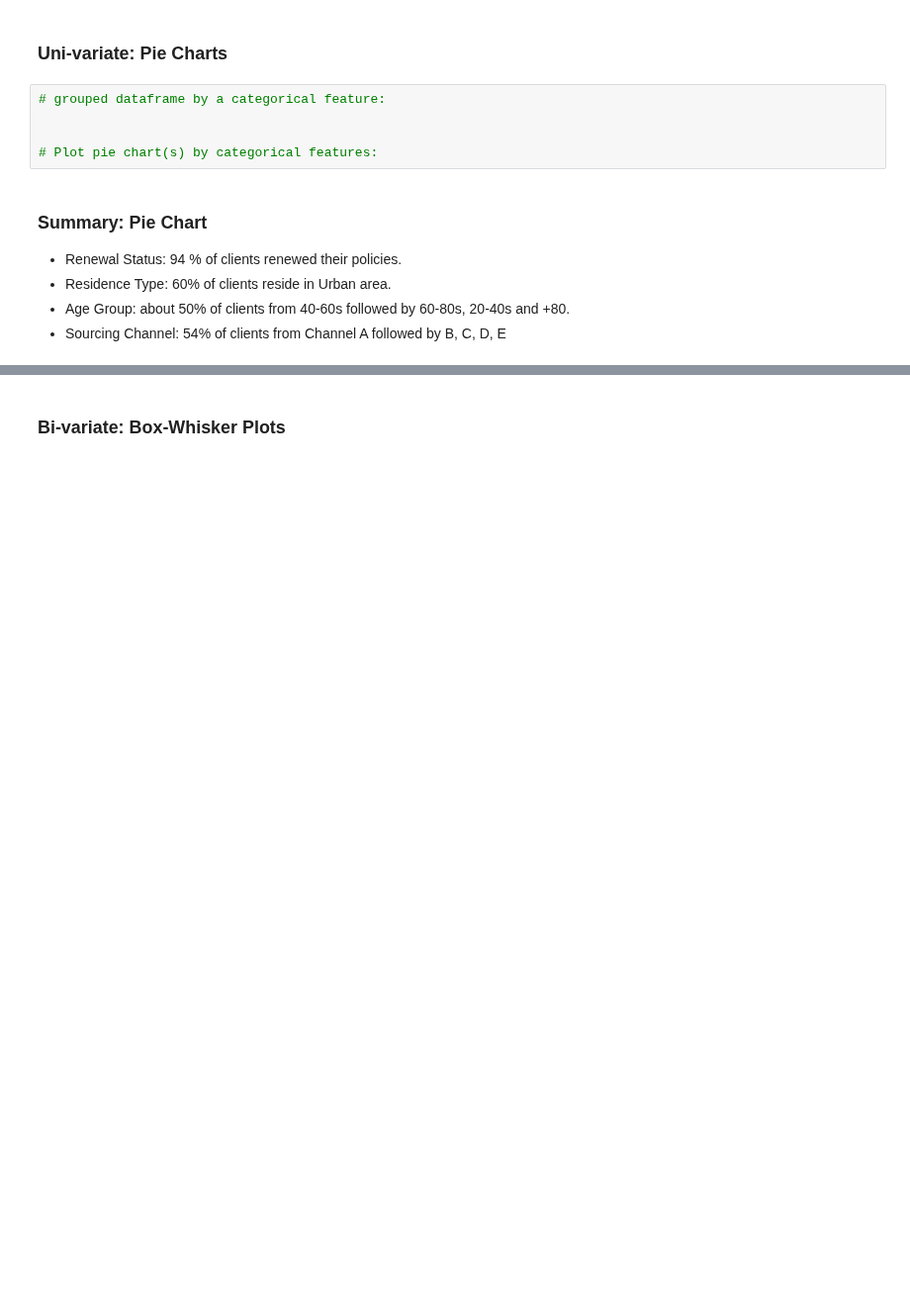
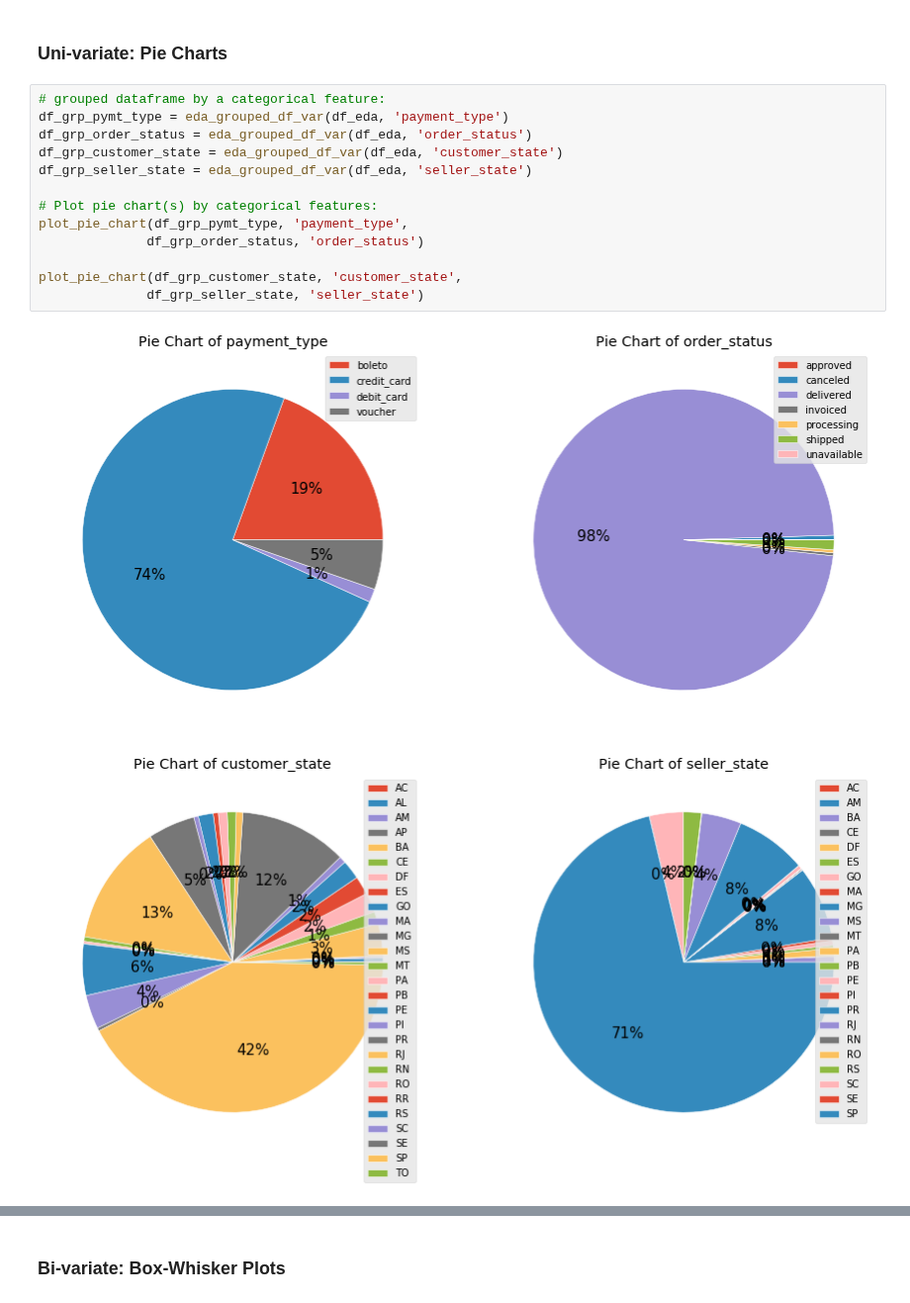
Before and after one commit to yoots88/portfolio, a Jupyter notebook: p6_olist_e_commerce/olist_pred_eda.ipynb, the cells around one changed output, grey strips where cells are left out. Shown at 99% size. Cells and saved outputs as stored; diff of their text form; blank space fills up the shorter version.

```diff
--- a/p6_olist_e_commerce/olist_pred_eda.ipynb
+++ b/p6_olist_e_commerce/olist_pred_eda.ipynb
@@ -408,12 +651,17 @@ Comparison between non-renewed vs. renewed client groups:
 ### Uni-variate: Pie Charts ###
 # %%
 # grouped dataframe by a categorical feature:
-
+df_grp_pymt_type = eda_grouped_df_var(df_eda, 'payment_type')
+df_grp_order_status = eda_grouped_df_var(df_eda, 'order_status')
+df_grp_customer_state = eda_grouped_df_var(df_eda, 'customer_state')
+df_grp_seller_state = eda_grouped_df_var(df_eda, 'seller_state')
 
 # Plot pie chart(s) by categorical features:
+plot_pie_chart(df_grp_pymt_type, 'payment_type',
+              df_grp_order_status, 'order_status')
+
+plot_pie_chart(df_grp_customer_state, 'customer_state',
+              df_grp_seller_state, 'seller_state')
+# %% [output]
+[figure, added]
+[figure, added]
-# %% [markdown]
-### Summary: Pie Chart ###
-* Renewal Status: 94 % of clients renewed their policies.
-* Residence Type: 60% of clients reside in Urban area.
-* Age Group: about 50% of clients from 40-60s followed by 60-80s, 20-40s and +80.
-* Sourcing Channel: 54% of clients from Channel A followed by B, C, D, E
```
Also changed, not shown: parts of 56 cells of this notebook, 5 other files.
